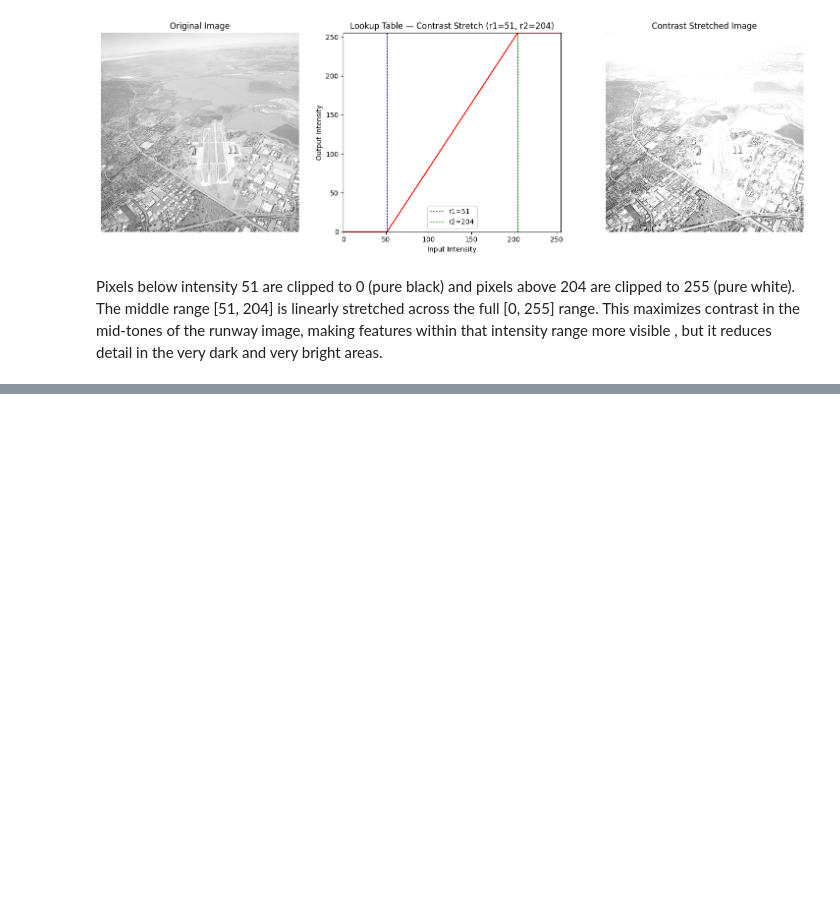
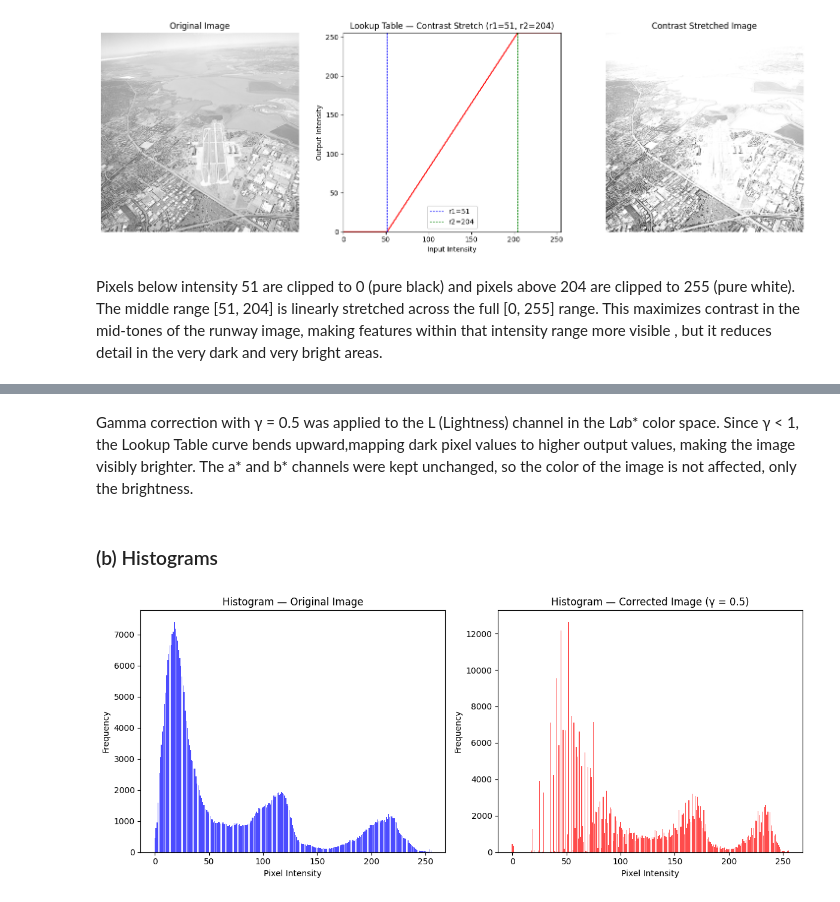
Before and after one commit to GayaaniD/computer-vision-assignment, a Jupyter notebook: Assignment1/Assignment1_Answer.ipynb, the cells around one changed output, grey strips where cells are left out. Cells and saved outputs as stored; diff of their text form; code cells hidden in the pictures; blank space fills up the shorter version.

```diff
--- a/Assignment1/Assignment1_Answer.ipynb
+++ b/Assignment1/Assignment1_Answer.ipynb
@@ -112,0 +158,21 @@ Pixels below intensity 51 are clipped to 0 (pure black) and pixels above 204 are
+# %% [markdown]
+Gamma correction with γ = 0.5 was applied to the L (Lightness) channel in the L*a*b* color space. Since γ < 1, the Lookup Table curve bends upward,mapping dark pixel values to higher output values, making the image visibly brighter. The a* and b* channels were kept unchanged, so the color of the image is not affected, only the brightness.
+# %% [markdown]
+### (b) Histograms
+# %%
+hist_original = np.bincount(img_gray.ravel(), minlength=256)
+hist_corrected = np.bincount(img_corrected_gray.ravel(), minlength=256)
+
+fig, ax = plt.subplots(1, 2, figsize=(12, 5))
+ax[0].bar(range(256), hist_original, color='blue', alpha=0.7)
+ax[0].set_title('Histogram — Original Image')
+ax[0].set_xlabel('Pixel Intensity')
+ax[0].set_ylabel('Frequency')
+ax[1].bar(range(256), hist_corrected, color='red', alpha=0.7)
+ax[1].set_title(f'Histogram — Corrected Image (γ = {gamma})')
+ax[1].set_xlabel('Pixel Intensity')
+ax[1].set_ylabel('Frequency')
+plt.tight_layout()
+plt.show()
+# %% [output]
+[figure, added]
```
Also changed, not shown: parts of 25 cells of this notebook, 4 other files.
